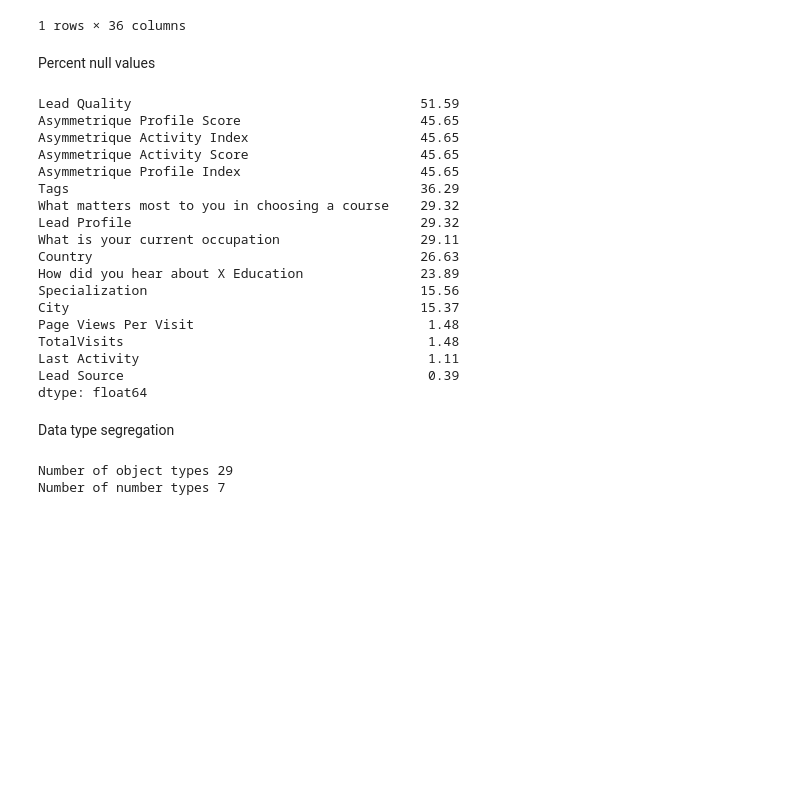
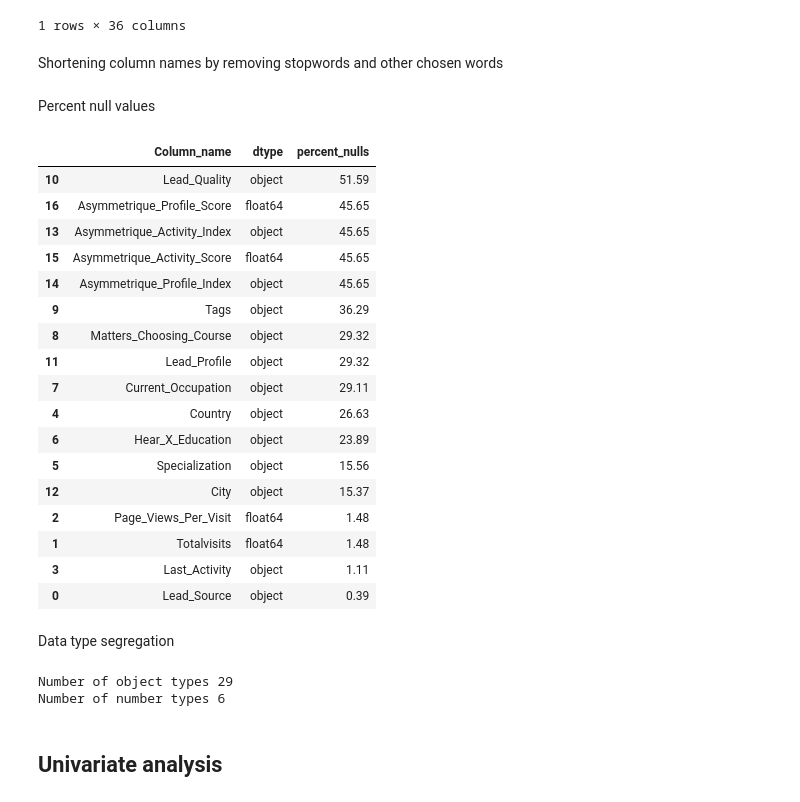
Before and after one commit to arni319/lead_scoring, a Jupyter notebook: lead_scoring_arnab.ipynb, the cells around one changed output. Saved outputs shown, nothing was run; the diff lists cells and outputs as text; code cells hidden in the pictures; blank space fills up the shorter version.

Commit message:
shortened columns names, univariate analysis begin

```diff
--- a/lead_scoring_arnab.ipynb
+++ b/lead_scoring_arnab.ipynb
@@ -46,40 +47,54 @@ ls.head(1)
 |  | Lead Number | Lead Origin | Lead Source | Do Not Email | Do Not Call | Converted | TotalVisits | ... |
 | 0 | 660737 | API | Olark Chat | No | No | 0 | 0.0 | ... |
 1 rows × 36 columns
+# %% [markdown]
+Shortening column names by removing stopwords and other chosen words
+# %%
+ls.columns = ['_'.join([word.title()
+                        for word in words.split() if word.lower() not in stopwords.words('english')])
+                        for words in ls.columns]
 # %% [markdown]
 Percent null values
 # %%
-(ls.isnull().sum()[ls.isnull().sum() > 0] / len(ls) * 100).round(2).sort_values(ascending= False)
+nulls = ls.isnull().sum()
+condition = ls.isnull().sum() > 0
+
+df_nulls = pd.concat([ls[nulls[condition].index].dtypes, (nulls[condition] / len(ls) * 100).round(2)], axis=1).reset_index()
+df_nulls.columns = ['Column_name', 'dtype', 'percent_nulls']
+df_nulls.sort_values(by= 'percent_nulls', ascending= False)
 # %% [output]
-Lead Quality                                     51.59
-Asymmetrique Profile Score                       45.65
-Asymmetrique Activity Index                      45.65
-Asymmetrique Activity Score                      45.65
-Asymmetrique Profile Index                       45.65
-Tags                                             36.29
-What matters most to you in choosing a course    29.32
-Lead Profile                                     29.32
-What is your current occupation                  29.11
-Country                                          26.63
-How did you hear about X Education               23.89
-Specialization                                   15.56
-City                                             15.37
-Page Views Per Visit                              1.48
-TotalVisits                                       1.48
-Last Activity                                     1.11
-Lead Source                                       0.39
-dtype: float64
+|  | Column_name | dtype | percent_nulls |
+| 10 | Lead_Quality | object | 51.59 |
+| 16 | Asymmetrique_Profile_Score | float64 | 45.65 |
+| 13 | Asymmetrique_Activity_Index | object | 45.65 |
+| 15 | Asymmetrique_Activity_Score | float64 | 45.65 |
+| 14 | Asymmetrique_Profile_Index | object | 45.65 |
+| 9 | Tags | object | 36.29 |
+| 8 | Matters_Choosing_Course | object | 29.32 |
+| 11 | Lead_Profile | object | 29.32 |
+| 7 | Current_Occupation | object | 29.11 |
+| 4 | Country | object | 26.63 |
+| 6 | Hear_X_Education | object | 23.89 |
+| 5 | Specialization | object | 15.56 |
+| 12 | City | object | 15.37 |
+| 2 | Page_Views_Per_Visit | float64 | 1.48 |
+| 1 | Totalvisits | float64 | 1.48 |
+| 3 | Last_Activity | object | 1.11 |
+| 0 | Lead_Source | object | 0.39 |
 # %% [markdown]
 Data type segregation
 # %%
 obj_cols = ls.columns[ls.dtypes == 'O']
 num_cols = ls.columns[ls.dtypes != 'O']
+num_cols = num_cols.drop('Lead_Number')
 
 print('Number of object types', len(obj_cols))
 print('Number of number types', len(num_cols))
 # %% [output]
 Number of object types 29
-Number of number types 7
+Number of number types 6
+# %% [markdown]
+## Univariate analysis
 # %%
 ncols = 3
 idx = 1
```
Also changed, not shown: parts of 5 cells of this notebook.
